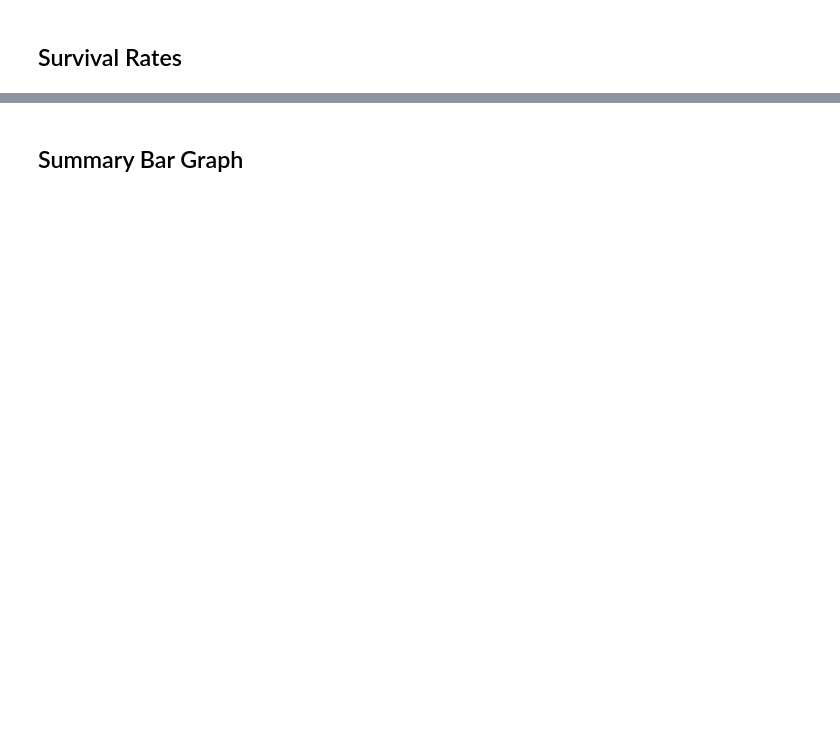
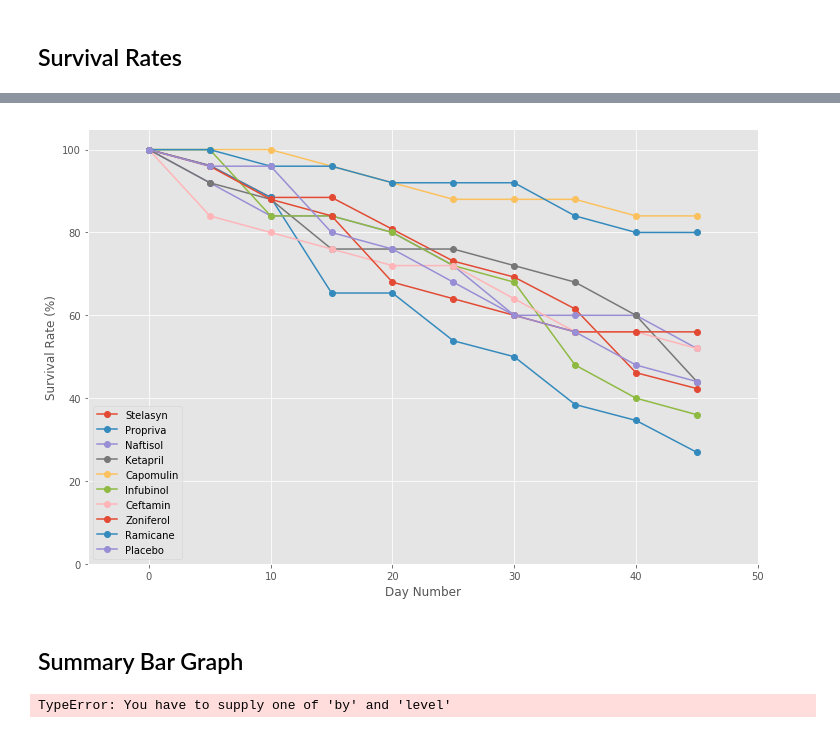
Before and after one commit to rochiecuevas/Pymaceuticals, a Jupyter notebook: pymaceuticals_starter.ipynb, the cells around one changed output, grey strips where cells are left out. Drawn from its saved outputs; the diff is of its cells as text; code cells hidden in the pictures; blank space fills up the shorter version.

```diff
--- a/pymaceuticals_starter.ipynb
+++ b/pymaceuticals_starter.ipynb
@@ -151,0 +244,5 @@ plt.show()
+# %%
+# Percentage of mouse survival
+no_mice_0 = no_mice.iloc[0]
+pct_mice = round(((no_mice / no_mice_0) * 100), 2)
+pct_mice
@@ -152,2 +262,21 @@ plt.show()
+# %%
+# Plot means and SE
+
+x_axis = np.arange(0,time.max() + 5, 5) # time
+no_series = np.arange(0,no_drugs)
+
+for i in no_series:
+    plt.plot(x_axis,
+             pct_mice[drugs[i]],
+             marker = "o")
+
+    plt.xlabel("Day Number")
+    plt.ylabel("Survival Rate (%)")
+    plt.xlim(-5, max(time) + 5)
+    plt.ylim(0, 105)
+    plt.legend()
+    plt.savefig("Images/pct_mice_v_time.png")
+# %% [output]
+[figure, added]
 # %% [markdown]
 ## Summary Bar Graph
@@ -158,3 +283,8 @@ plt.show()
+# %%
+# Plotting
+mt_df["Tumor Volume (mm3)"].groupby().plot(kind = "bar")
+# %% [output]
+TypeError: You have to supply one of 'by' and 'level'
 # %%
 # Store all Relevant Percent Changes into a Tuple
 
```
Also changed, not shown: parts of 18 cells of this notebook.
